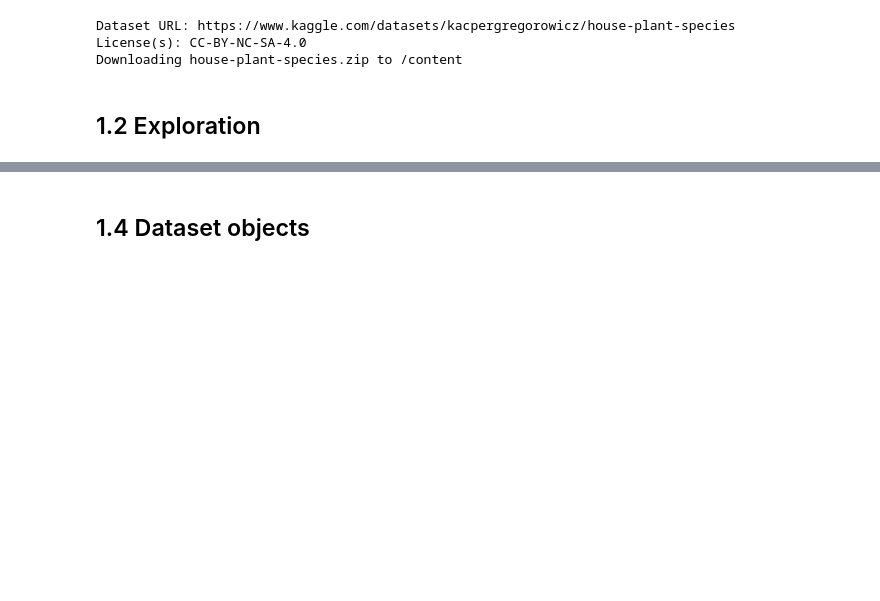
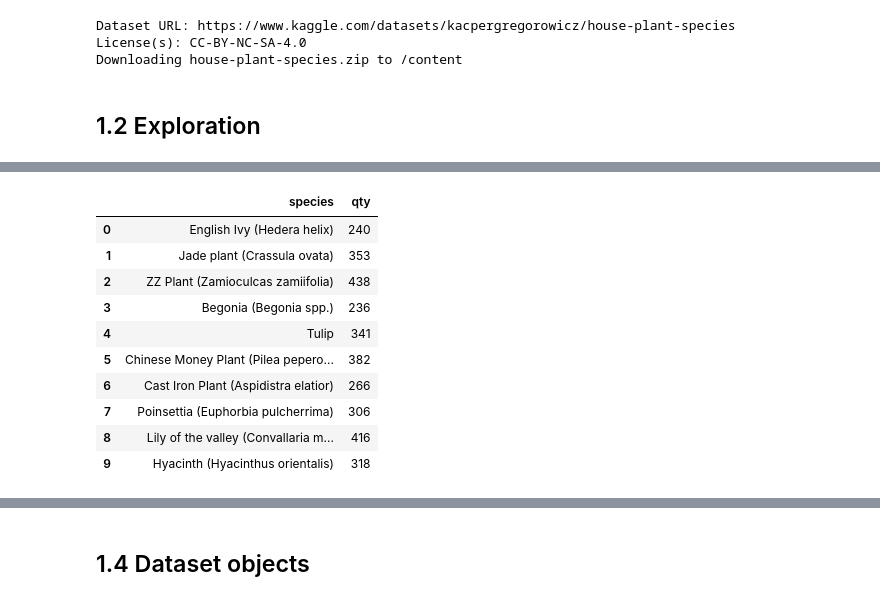
Before and after one commit to Weverton-Vitor/houseplants-classification-resnet, a Jupyter notebook: house_plants_classification_resnet_pytorch.ipynb, the cells around one changed output, grey strips where cells are left out. Cells and saved outputs as stored; diff of their text form; code cells hidden in the pictures; blank space fills up the shorter version.

```diff
--- a/house_plants_classification_resnet_pytorch.ipynb
+++ b/house_plants_classification_resnet_pytorch.ipynb
@@ -35,0 +57,14 @@ with zipfile.ZipFile('/content/house-plant-species.zip', 'r') as file_zip:
+# %%
+species_df[:10]
+# %% [output]
+|  | species | qty |
+| 0 | English Ivy (Hedera helix) | 240 |
+| 1 | Jade plant (Crassula ovata) | 353 |
+| 2 | ZZ Plant (Zamioculcas zamiifolia) | 438 |
+| 3 | Begonia (Begonia spp.) | 236 |
+| 4 | Tulip | 341 |
+| 5 | Chinese Money Plant (Pilea pepero... | 382 |
+| 6 | Cast Iron Plant (Aspidistra elatior) | 266 |
+| 7 | Poinsettia (Euphorbia pulcherrima) | 306 |
+| 8 | Lily of the valley (Convallaria m... | 416 |
+| 9 | Hyacinth (Hyacinthus orientalis) | 318 |
```
Also changed, not shown: parts of 8 cells of this notebook.
